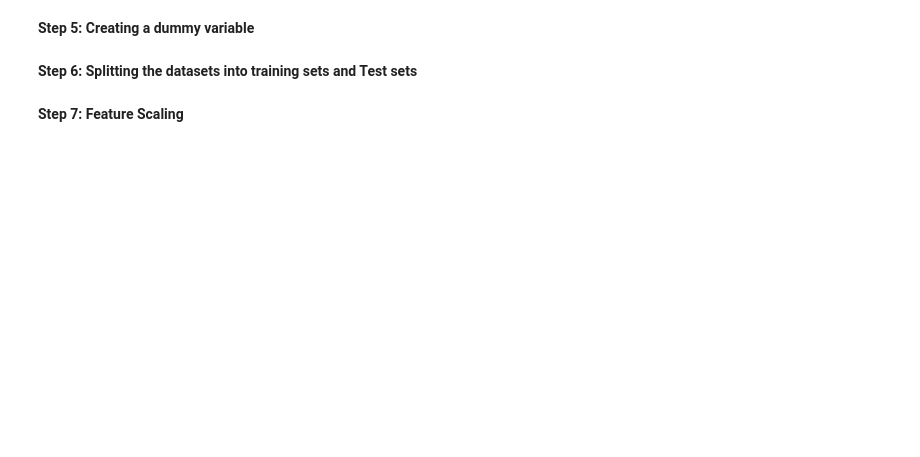
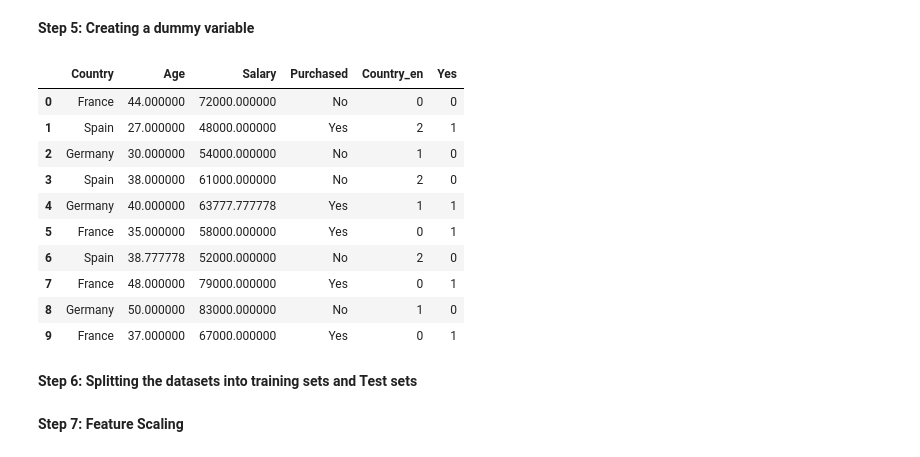
Before and after one commit to ajithspoojary/ML_Task7, a Jupyter notebook: Guvi_DataPreprocessing_Assignment11.ipynb, the cells around one changed output. Cells and saved outputs as stored; diff of their text form; code cells hidden in the pictures; blank space fills up the shorter version.

```diff
--- a/Guvi_DataPreprocessing_Assignment11.ipynb
+++ b/Guvi_DataPreprocessing_Assignment11.ipynb
@@ -7,2 +14,5 @@
 # %% [markdown]
 **Step 2: Importing dataset**
+# %%
+df = pd.read_csv("Data.csv")
+df
@@ -9,2 +57,6 @@
 # %% [markdown]
 **Step 3: Handling the missing data**
+# %%
+df["Salary"] = df["Salary"].replace(to_replace=np.nan,value=df["Salary"].mean())
+df["Age"] = df["Age"].replace(to_replace=np.nan,value=df["Age"].mean())
+df
@@ -11,2 +75,7 @@
 # %% [markdown]
 **Step 4: Encoding categorical data**
+# %%
+label = LabelEncoder()
+label.fit(df["Country"])
+df["Country_en"]=label.transform(df["Country"])
+df
@@ -13,4 +94,20 @@
 # %% [markdown]
 **Step 5: Creating a dummy variable**
+# %%
+purchased = pd.get_dummies(df["Purchased"],drop_first=True)
+df = pd.concat([df,purchased],axis=1)
+df
+# %% [output]
+|  | Country | Age | Salary | Purchased | Country_en | Yes |
+| 0 | France | 44.000000 | 72000.000000 | No | 0 | 0 |
+| 1 | Spain | 27.000000 | 48000.000000 | Yes | 2 | 1 |
+| 2 | Germany | 30.000000 | 54000.000000 | No | 1 | 0 |
+| 3 | Spain | 38.000000 | 61000.000000 | No | 2 | 0 |
+| 4 | Germany | 40.000000 | 63777.777778 | Yes | 1 | 1 |
+| 5 | France | 35.000000 | 58000.000000 | Yes | 0 | 1 |
+| 6 | Spain | 38.777778 | 52000.000000 | No | 2 | 0 |
+| 7 | France | 48.000000 | 79000.000000 | Yes | 0 | 1 |
+| 8 | Germany | 50.000000 | 83000.000000 | No | 1 | 0 |
+| 9 | France | 37.000000 | 67000.000000 | Yes | 0 | 1 |
 # %% [markdown]
 **Step 6: Splitting the datasets into training sets and Test sets**
```
Also changed, not shown: parts of 8 cells of this notebook.
